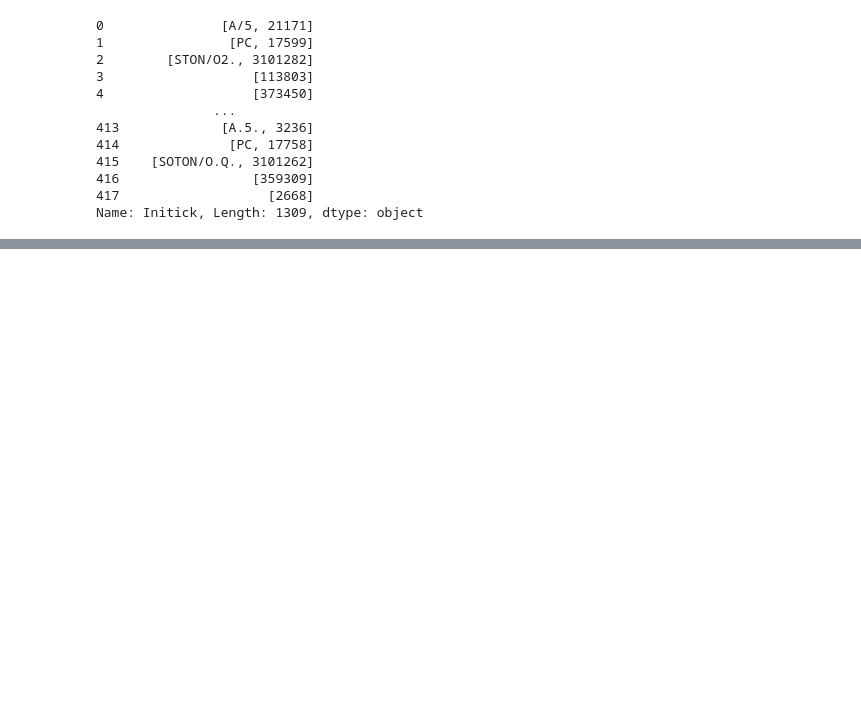
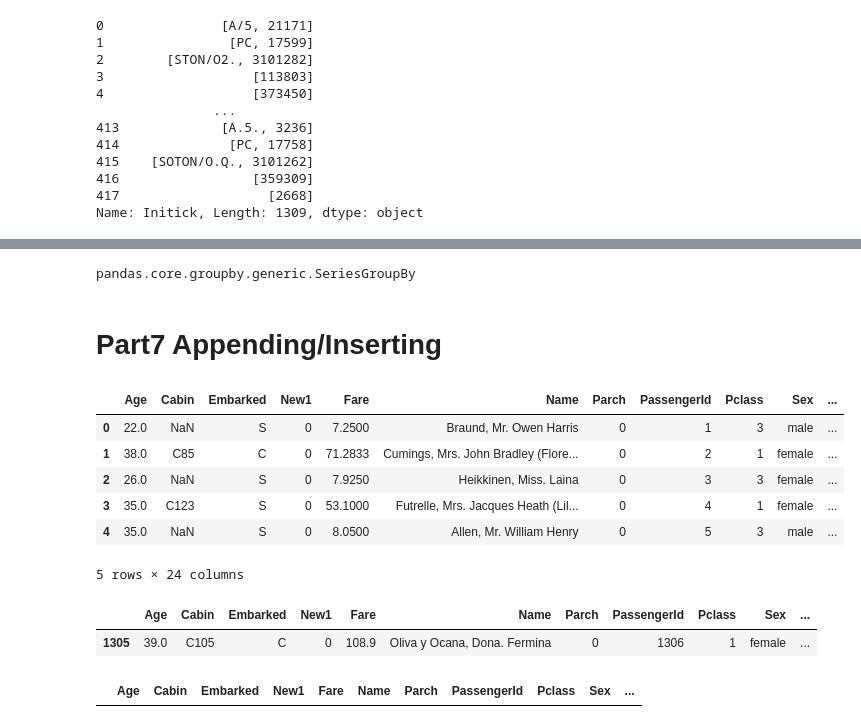
Before and after one commit to HeeSeok-Kwon/Python_study, a Jupyter notebook: DSC/20210407.ipynb, the cells around one changed output, grey strips where cells are left out. Cells and saved outputs as stored; diff of their text form; code cells hidden in the pictures; blank space fills up the shorter version.

```diff
--- a/DSC/20210407.ipynb
+++ b/DSC/20210407.ipynb
@@ -739,0 +956,5 @@ data.head()
+# %%
+data['Agroup'] = 1
+data.loc[(data.Age.values < 24.0), 'Agroup'] = 0
+data.loc[(data.Age.values > 30.0), 'Agroup'] = 2
+data.head()
@@ -739,0 +980,22 @@ data.head()
+# %%
+type(train.groupby(['Pclass', 'Age'])['Pclass'])
+# %% [output]
+pandas.core.groupby.generic.SeriesGroupBy
+# %% [markdown]
+# Part7 Appending/Inserting
+# %%
+data.insert(3, 'New1', 0)
+data.head()
+# %% [output]
+|  | Age | Cabin | Embarked | New1 | Fare | Name | Parch | PassengerId | Pclass | Sex | ... |
+| 0 | 22.0 | NaN | S | 0 | 7.2500 | Braund, Mr. Owen Harris | 0 | 1 | 3 | male | ... |
+| 1 | 38.0 | C85 | C | 0 | 71.2833 | Cumings, Mrs. John Bradley (Flore... | 0 | 2 | 1 | female | ... |
+| 2 | 26.0 | NaN | S | 0 | 7.9250 | Heikkinen, Miss. Laina | 0 | 3 | 3 | female | ... |
+| 3 | 35.0 | C123 | S | 0 | 53.1000 | Futrelle, Mrs. Jacques Heath (Lil... | 0 | 4 | 1 | female | ... |
+| 4 | 35.0 | NaN | S | 0 | 8.0500 | Allen, Mr. William Henry | 0 | 5 | 3 | male | ... |
+5 rows × 24 columns
+# %%
+data.loc[(data['Initial'] == 'Dona')]
+# %% [output]
+|  | Age | Cabin | Embarked | New1 | Fare | Name | Parch | PassengerId | Pclass | Sex | ... |
+| 1305 | 39.0 | C105 | C | 0 | 108.9 | Oliva y Ocana, Dona. Fermina | 0 | 1306 | 1 | female | ... |
@@ -739,0 +1006,4 @@ data.head()
+# %%
+data.loc[(data['Initial'] == 'Dona')]
+# %% [output]
+|  | Age | Cabin | Embarked | New1 | Fare | Name | Parch | PassengerId | Pclass | Sex | ... |
```
Also changed, not shown: parts of 40 cells of this notebook.
